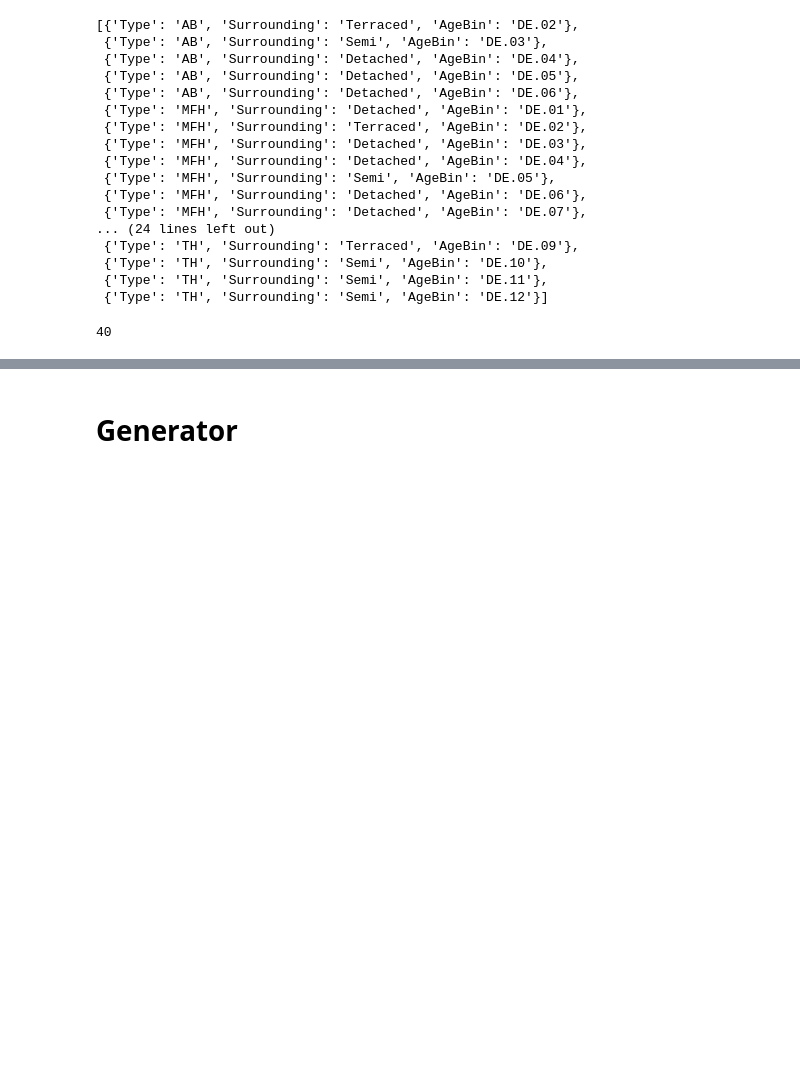
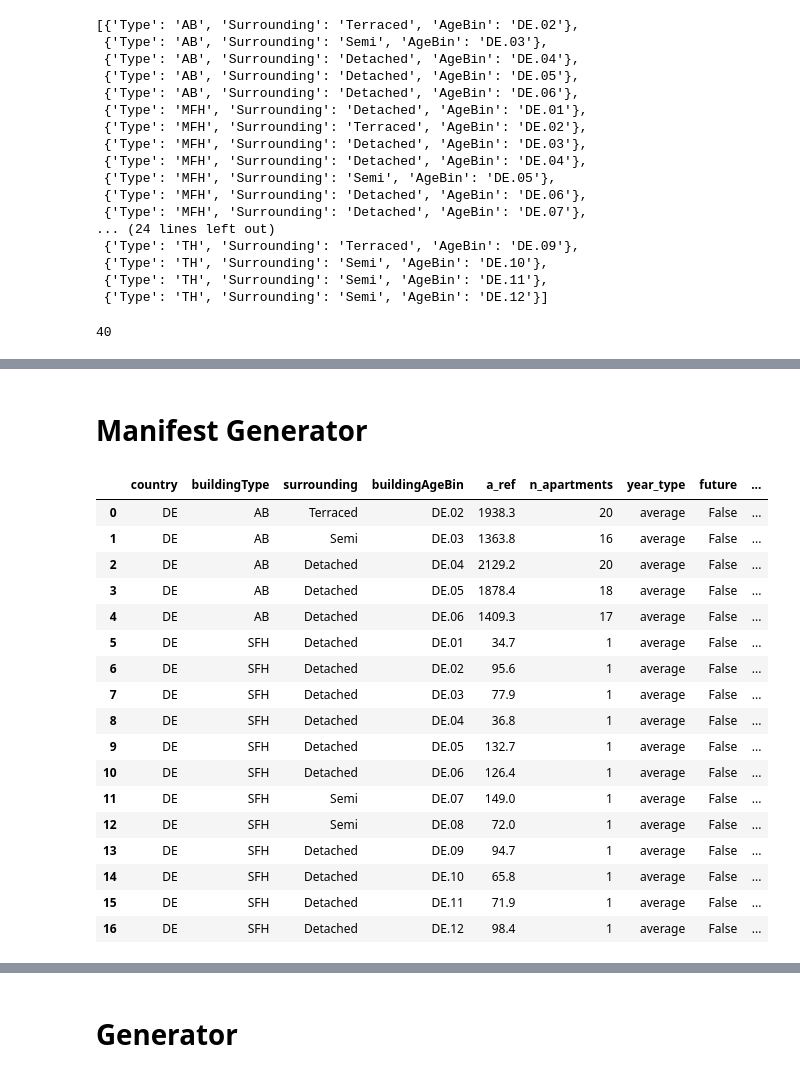
Before and after one commit to NV717/tsib_simuflex, a Jupyter notebook: Generation_Manifest.ipynb, the cells around one changed output, grey strips where cells are left out. Drawn from its saved outputs; the diff is of its cells as text; code cells hidden in the pictures; blank space fills up the shorter version.

Commit message:
Add Manifest Generation + Overall Generation in Generator.py

```diff
--- a/Generation_Manifest.ipynb
+++ b/Generation_Manifest.ipynb
@@ -139,6 +128,0 @@ gen_flat_area([2,9,3], draw)
-# %%
-import itertools
-grid = itertools.product([1,2],[3,4])
-# %%
-for _ in range(10):
-    print(_)
@@ -155,0 +129,70 @@ for _ in range(10):
+# %% [markdown]
+# Manifest Generator
+# %%
+
+def manifest(scenario_reps,seed_reps,episcope_path , buildingtypes: list = ["SFH", "MFH", "TH", "AB"] , seed=42):
+    combinations = episcope_combis(episcope_path, building_types= buildingtypes)
+    year_types = ["average"] #"hot", "cold"
+    future = [False] #True
+    rng = np.random.default_rng(seed)
+    rows = []
+    scenario_id = 0
+
+    grid  = itertools.product(combinations, year_types, future)
+    for x,y,z in grid:
+        b_type = x["Type"]
+
+        for _ in range(scenario_reps):
+            n_flats = gen_flat_count(buildingtype=b_type, rng=rng)
+            occs = gen_occs(buildingtype=b_type,apartment_count=n_flats, rng=rng)
+            flat_areas = gen_flat_area(occs=occs,rng=rng)
+            total_area = sum(flat_areas)
+            clima_region = int(rng.integers(low=1, high=16))
+
+            for _ in range(seed_reps):
+                rows.append(dict(
+                    country = "DE",
+                    buildingType = b_type,
+                    surrounding = x["Surrounding"],
+                    buildingAgeBin = x["AgeBin"],
+                    a_ref = round(total_area,1),
+                    n_apartments = n_flats,
+                    year_type = y,
+                    future = z,
+                    climateRegion = clima_region,
+                    n_persons = occs,
+                    freq = "1min",
+                    hasFirePlace = False,
+                    cores = 1,
+                    scenario_id = scenario_id
+                )
+                    )
+            scenario_id += 1
+    manifest = pd.DataFrame(rows)
+    manifest["run_id"] = manifest.index.map(lambda i: f"run_{i:06d}")
+    manifest["seed"]= 1000000 + manifest.index
+    manifest.to_parquet(r"manifest.parquet")
+    return manifest
+
+
+
+manifest(1,1,r"C:\Users\Samuel\FH_Aachen\tsib_simuflex_fork\tsib_simuflex\tsib\data\episcope\episcope.csv", seed=45)
+# %% [output]
+|  | country | buildingType | surrounding | buildingAgeBin | a_ref | n_apartments | year_type | future | ... |
+| 0 | DE | AB | Terraced | DE.02 | 1938.3 | 20 | average | False | ... |
+| 1 | DE | AB | Semi | DE.03 | 1363.8 | 16 | average | False | ... |
+| 2 | DE | AB | Detached | DE.04 | 2129.2 | 20 | average | False | ... |
+| 3 | DE | AB | Detached | DE.05 | 1878.4 | 18 | average | False | ... |
+| 4 | DE | AB | Detached | DE.06 | 1409.3 | 17 | average | False | ... |
+| 5 | DE | SFH | Detached | DE.01 | 34.7 | 1 | average | False | ... |
+| 6 | DE | SFH | Detached | DE.02 | 95.6 | 1 | average | False | ... |
+| 7 | DE | SFH | Detached | DE.03 | 77.9 | 1 | average | False | ... |
+| 8 | DE | SFH | Detached | DE.04 | 36.8 | 1 | average | False | ... |
+| 9 | DE | SFH | Detached | DE.05 | 132.7 | 1 | average | False | ... |
+| 10 | DE | SFH | Detached | DE.06 | 126.4 | 1 | average | False | ... |
+| 11 | DE | SFH | Semi | DE.07 | 149.0 | 1 | average | False | ... |
+| 12 | DE | SFH | Semi | DE.08 | 72.0 | 1 | average | False | ... |
+| 13 | DE | SFH | Detached | DE.09 | 94.7 | 1 | average | False | ... |
+| 14 | DE | SFH | Detached | DE.10 | 65.8 | 1 | average | False | ... |
+| 15 | DE | SFH | Detached | DE.11 | 71.9 | 1 | average | False | ... |
+| 16 | DE | SFH | Detached | DE.12 | 98.4 | 1 | average | False | ... |
```
Also changed, not shown: parts of 26 cells of this notebook, 9 other files.
